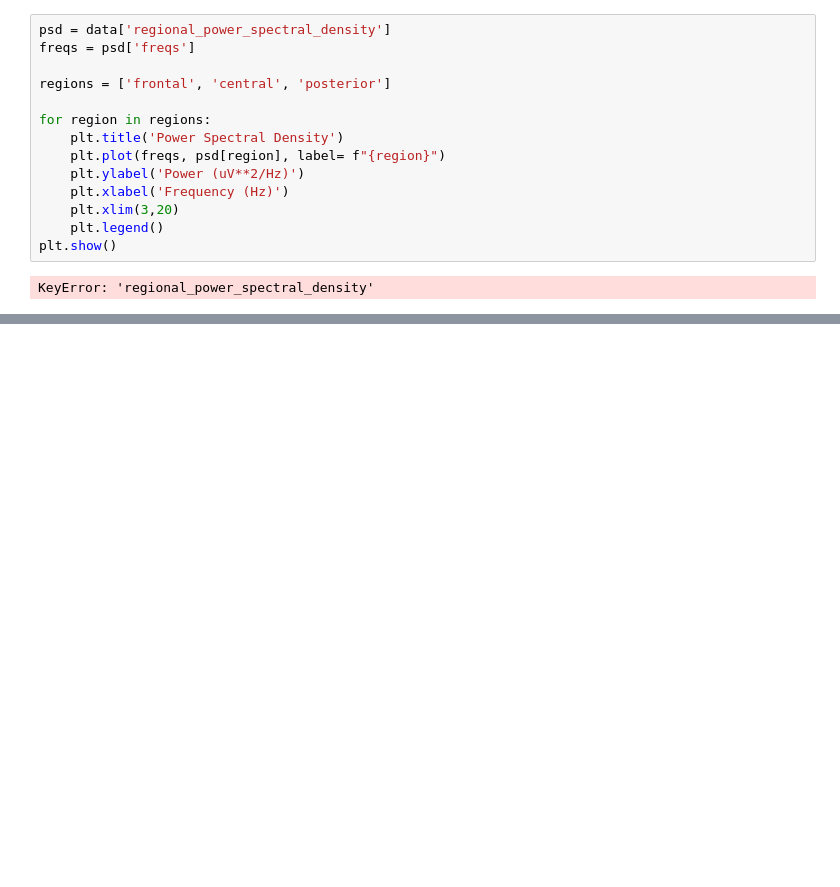
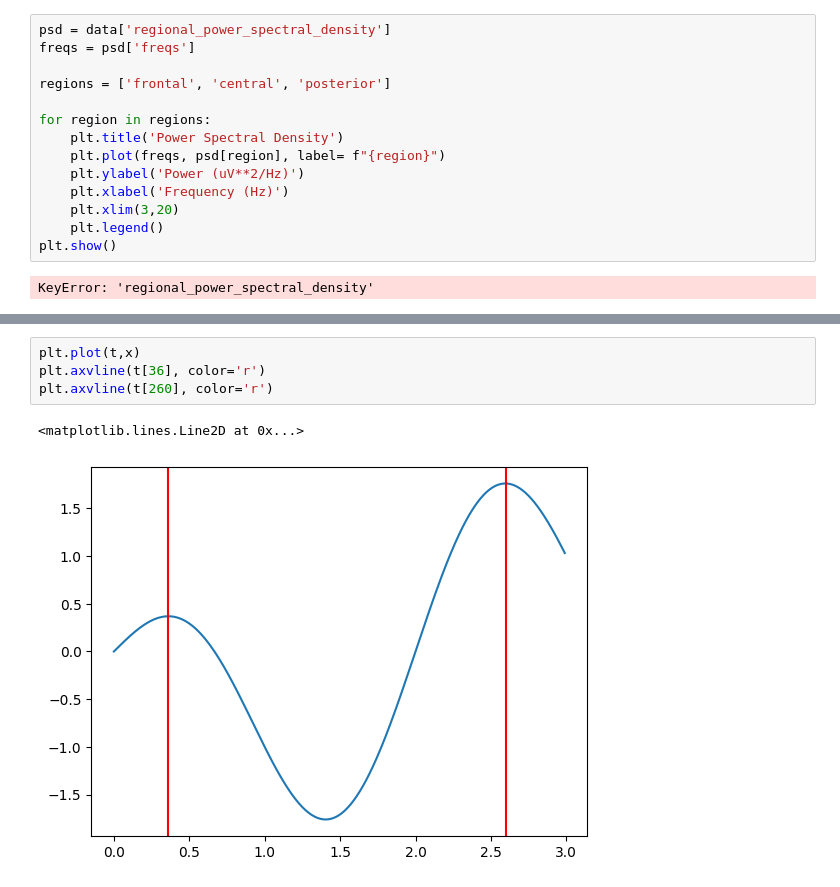
Before and after one commit to luiscam7/cerebro, a Jupyter notebook: notebooks/Review Analysis JSON.ipynb, the cells around one changed output, grey strips where cells are left out. Cells and saved outputs as stored; diff of their text form; blank space fills up the shorter version.

```diff
--- a/notebooks/Review Analysis JSON.ipynb
+++ b/notebooks/Review Analysis JSON.ipynb
@@ -62,0 +80,7 @@ KeyError: 'regional_power_spectral_density'
+# %%
+plt.plot(t,x)
+plt.axvline(t[36], color='r')
+plt.axvline(t[260], color='r')
+# %% [output]
+<matplotlib.lines.Line2D at 0x...>
+[figure, added]
```
Also changed, not shown: parts of 5 cells of this notebook, 2 other files.
